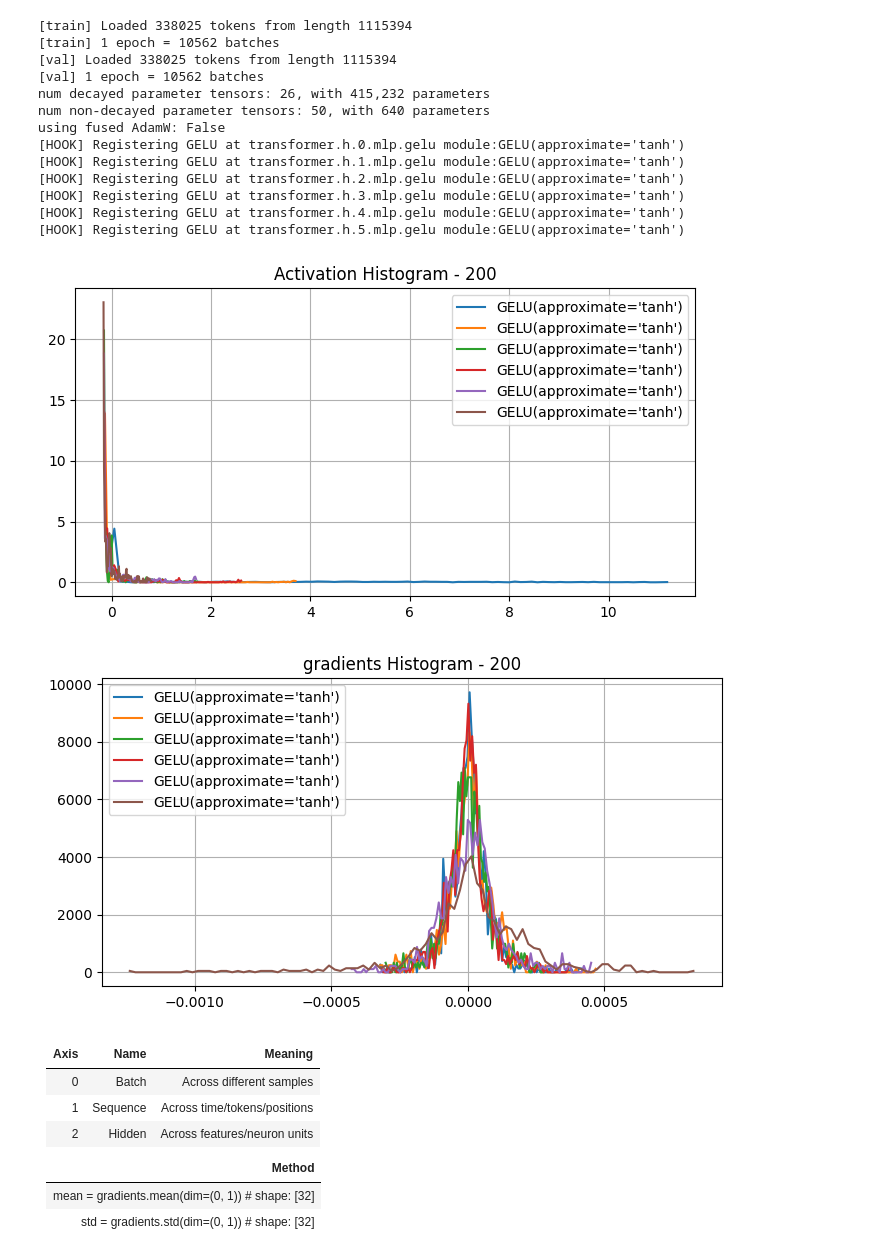
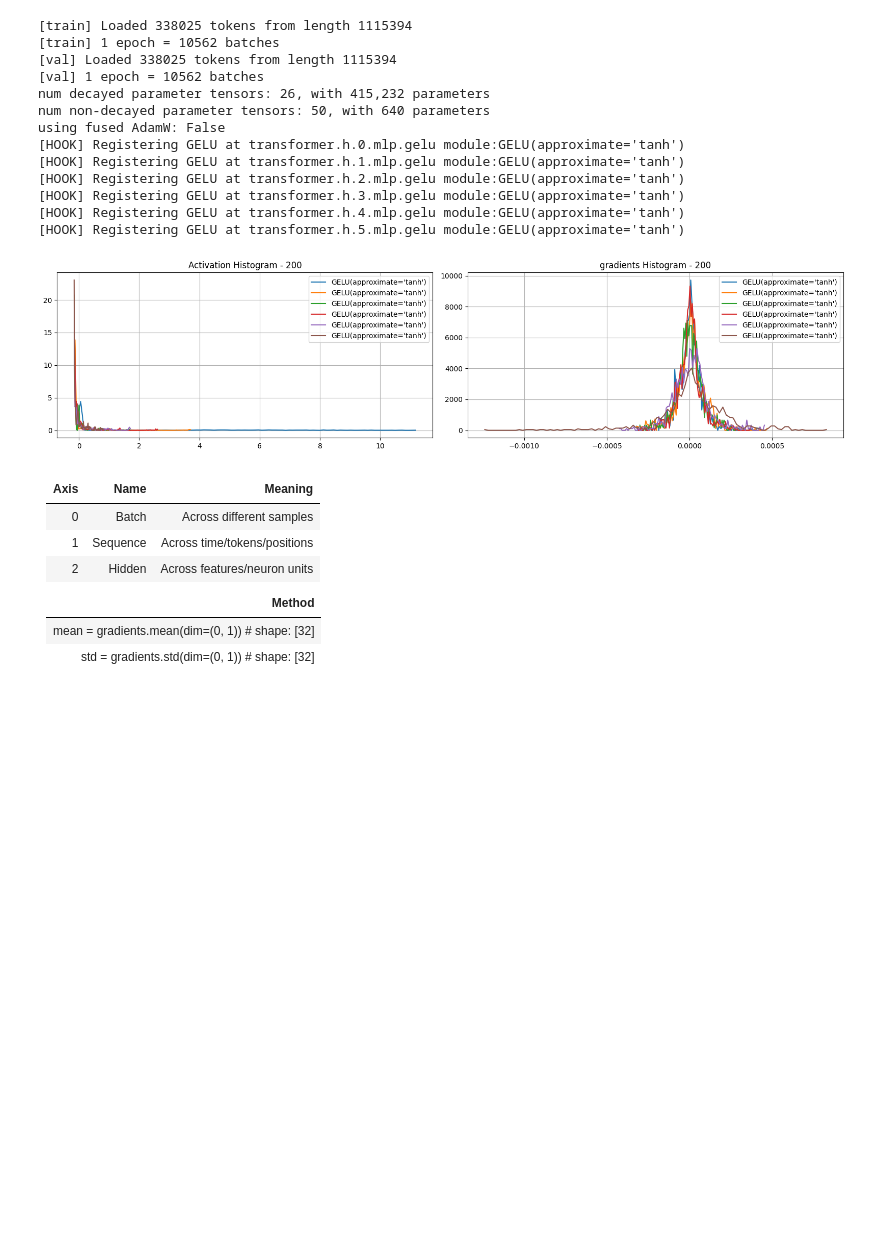
Before and after one commit to kxk254/mit, a Jupyter notebook: Karpathy/nanogpt/reproduce/nanocopy.ipynb, the cells around one changed output. Drawn from its saved outputs; the diff is of its cells as text; code cells hidden in the pictures; blank space fills up the shorter version.

```diff
--- a/Karpathy/nanogpt/reproduce/nanocopy.ipynb
+++ b/Karpathy/nanogpt/reproduce/nanocopy.ipynb
@@ -492,60 +492,58 @@ for i in range(max_steps):
     if i % 2 ==0:
         clear_output(wait=True)
 
-        plt.figure(figsize=(8,4))
-        plt.clf()
+        fig, (ax1, ax2) = plt.subplots(1, 2, figsize=(16,4))
+
         for o, t in activations.items():
             t = t.to(torch.float32)
             t, v = torch.histogram(t, bins=100, density=True)
-            plt.plot(v[1:], t, label=str(o))
+            ax1.plot(v[1:], t, label=str(o))
             # print(i, t.detach(), "i", v.detach())
-        plt.title(f"Activation Histogram - {i}")
-        plt.legend()
-        plt.grid(True)
-        plt.show()
+        ax1.set_title(f"Activation Histogram - {i}")
+        ax1.legend()
+        ax1.grid(True)
 
 
-        plt.figure(figsize=(8,4))
-        plt.clf()
         for o, t in gradients.items():
             t = t.to(torch.float32)
             t, v = torch.histogram(t, bins=100, density=True)
-            plt.plot(v[1:], t, label=str(o))
+            ax2.plot(v[1:], t, label=str(o))
             # print(i, t.detach(), "i", v.detach())
-        plt.title(f"gradients Histogram - {i}")
-        plt.legend()
-        plt.grid(True)
+        ax2.set_title(f"gradients Histogram - {i}")
+        ax2.legend()
+        ax2.grid(True)
+
+        plt.tight_layout()
         plt.show()
 
         # pltactivation.figure(model.modules(), i)
         # pltactivation.figure(activations, i)
         # plt.draw()
         # plt.pause(0.01)
 
         # for name, layer in model.named_modules():
         #     if isinstance(name, nn.GELU):
 
         #         if layer not in activations:
         #             print(f"[MISSING] {layer} missing from activations dict")
         #             continue
         #         act = activations[layer]
         #         print(f"{name} activation: mean {act.mean():.4f}, std {act.std():.4f}, shape {act.shape}")
 
         #         if name in gradients:
         #             grad = gradients[name]
         #             print(f"{name} gradient: mean {grad.mean():.4f}, std {grad.std():.4f}, shape {grad.shape}")
         #         else:
         #             print(f"[MISSING] {name} missing from gradients dict")
 
         # pltactivation.figure(activations, i)
         # plt.pause(0.01)
 
 
 plt.ioff()
 plt.show()
 # %% [output]
-[figure, old version]
+[figure, new version]
-[figure, removed]
 # %% [markdown]
 | Axis |	Name  |	Meaning |
 |-------|---------|----------|
```
